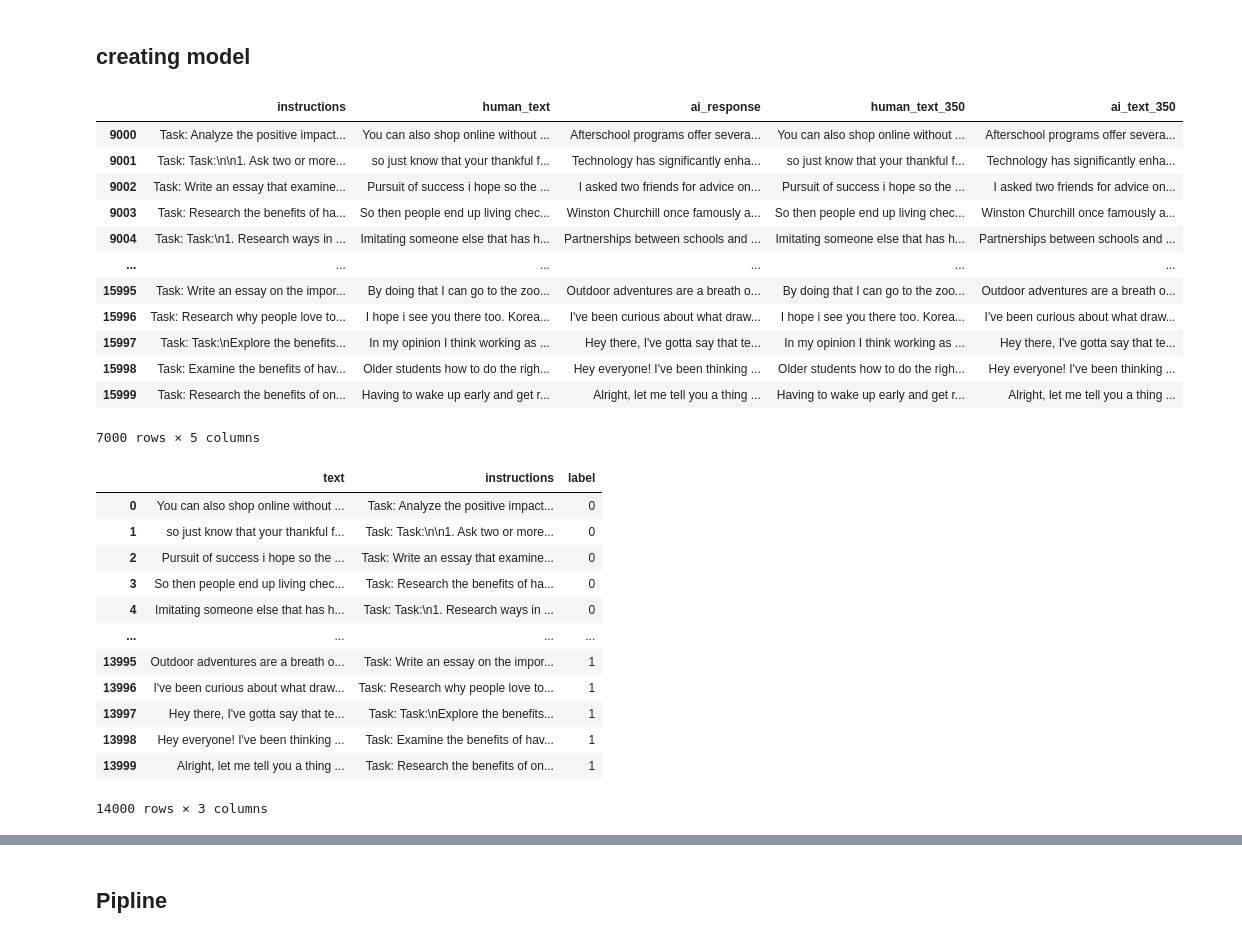
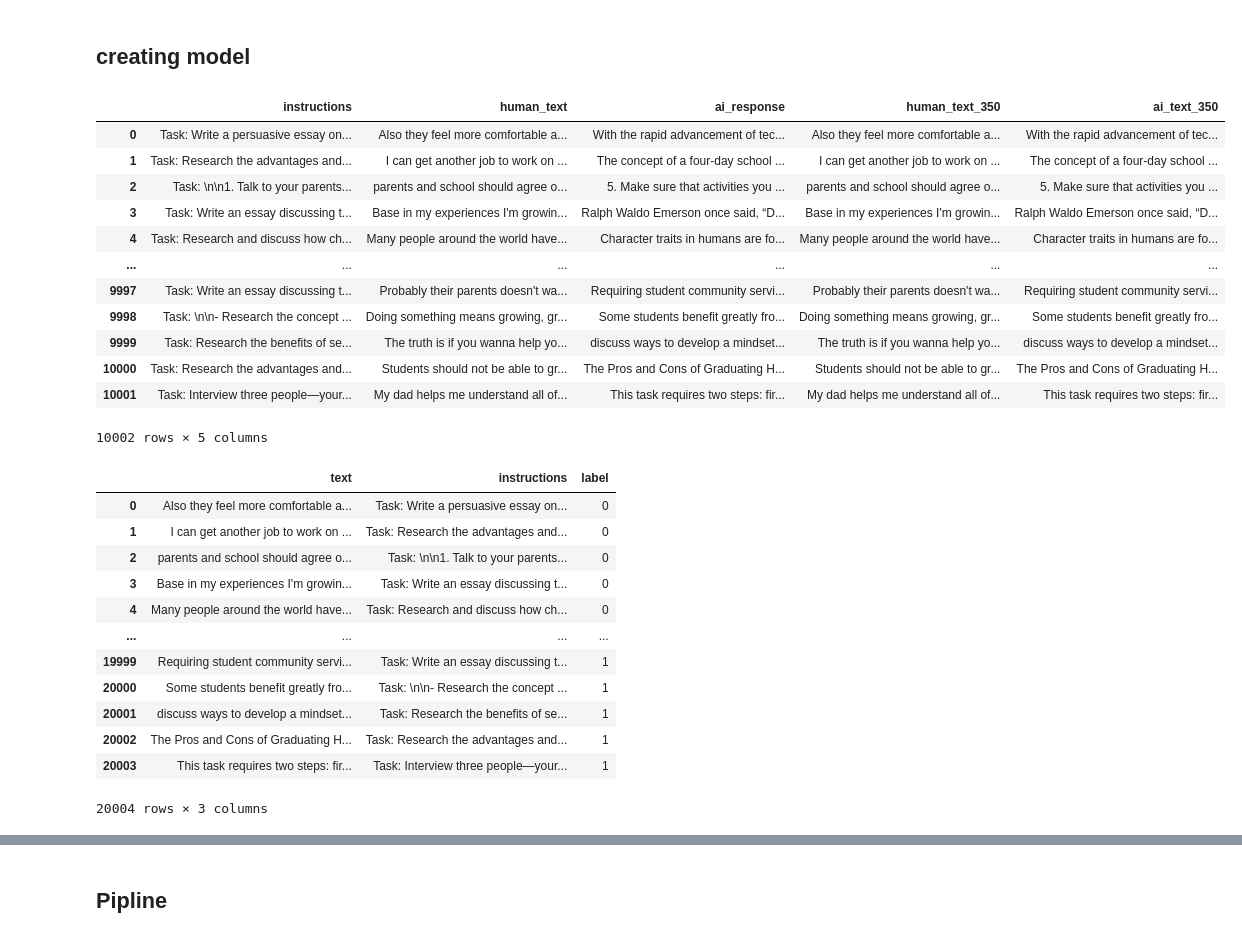
Before and after one commit to BenGaistAI/ai_detection, a Jupyter notebook: main_notebook.ipynb, the cells around one changed output, grey strips where cells are left out. Saved outputs shown, nothing was run; the diff lists cells and outputs as text; code cells hidden in the pictures.

```diff
--- a/main_notebook.ipynb
+++ b/main_notebook.ipynb
@@ -2586,36 +2588,36 @@ df_facebook
 ## creating model
 # %%
 df = pd.read_csv("ai_responses_progress.csv")
-df = df[9000:16000]
+df = df[:10002]
 
 enc = tiktoken.get_encoding("cl100k_base")
 
 def truncate_to_n_tokens(text, n=350):
     if not isinstance(text, str):
         return text
     tokens = enc.encode(text)
     tokens = tokens[:n]
     return enc.decode(tokens)
 
 df["human_text_350"] = df["human_text"].apply(lambda x: truncate_to_n_tokens(x,350))
 df["ai_text_350"] = df["ai_response"].apply(lambda x: truncate_to_n_tokens(x, 350))
 
 df = df[['instructions','human_text','ai_response','human_text_350','ai_text_350']]
 df
 # %% [output]
 |  | instructions | human_text | ai_response | human_text_350 | ai_text_350 |
-| 9000 | Task: Analyze the positive impact... | You can also shop online without ... | Afterschool programs offer severa... | You can also shop online without ... | Afterschool programs offer severa... |
-| 9001 | Task: Task:\n\n1. Ask two or more... | so just know that your thankful f... | Technology has significantly enha... | so just know that your thankful f... | Technology has significantly enha... |
-| 9002 | Task: Write an essay that examine... | Pursuit of success i hope so the ... | I asked two friends for advice on... | Pursuit of success i hope so the ... | I asked two friends for advice on... |
-| 9003 | Task: Research the benefits of ha... | So then people end up living chec... | Winston Churchill once famously a... | So then people end up living chec... | Winston Churchill once famously a... |
-| 9004 | Task: Task:\n1. Research ways in ... | Imitating someone else that has h... | Partnerships between schools and ... | Imitating someone else that has h... | Partnerships between schools and ... |
+| 0 | Task: Write a persuasive essay on... | Also they feel more comfortable a... | With the rapid advancement of tec... | Also they feel more comfortable a... | With the rapid advancement of tec... |
+| 1 | Task: Research the advantages and... | I can get another job to work on ... | The concept of a four-day school ... | I can get another job to work on ... | The concept of a four-day school ... |
+| 2 | Task: \n\n1. Talk to your parents... | parents and school should agree o... | 5. Make sure that activities you ... | parents and school should agree o... | 5. Make sure that activities you ... |
+| 3 | Task: Write an essay discussing t... | Base in my experiences I'm growin... | Ralph Waldo Emerson once said, “D... | Base in my experiences I'm growin... | Ralph Waldo Emerson once said, “D... |
+| 4 | Task: Research and discuss how ch... | Many people around the world have... | Character traits in humans are fo... | Many people around the world have... | Character traits in humans are fo... |
 | ... | ... | ... | ... | ... | ... |
-| 15995 | Task: Write an essay on the impor... | By doing that I can go to the zoo... | Outdoor adventures are a breath o... | By doing that I can go to the zoo... | Outdoor adventures are a breath o... |
-| 15996 | Task: Research why people love to... | I hope i see you there too. Korea... | I've been curious about what draw... | I hope i see you there too. Korea... | I've been curious about what draw... |
-| 15997 | Task: Task:\nExplore the benefits... | In my opinion I think working as ... | Hey there, I've gotta say that te... | In my opinion I think working as ... | Hey there, I've gotta say that te... |
-| 15998 | Task: Examine the benefits of hav... | Older students how to do the righ... | Hey everyone! I've been thinking ... | Older students how to do the righ... | Hey everyone! I've been thinking ... |
-| 15999 | Task: Research the benefits of on... | Having to wake up early and get r... | Alright, let me tell you a thing ... | Having to wake up early and get r... | Alright, let me tell you a thing ... |
+| 9997 | Task: Write an essay discussing t... | Probably their parents doesn't wa... | Requiring student community servi... | Probably their parents doesn't wa... | Requiring student community servi... |
+| 9998 | Task: \n\n- Research the concept ... | Doing something means growing, gr... | Some students benefit greatly fro... | Doing something means growing, gr... | Some students benefit greatly fro... |
+| 9999 | Task: Research the benefits of se... | The truth is if you wanna help yo... | discuss ways to develop a mindset... | The truth is if you wanna help yo... | discuss ways to develop a mindset... |
+| 10000 | Task: Research the advantages and... | Students should not be able to gr... | The Pros and Cons of Graduating H... | Students should not be able to gr... | The Pros and Cons of Graduating H... |
+| 10001 | Task: Interview three people—your... | My dad helps me understand all of... | This task requires two steps: fir... | My dad helps me understand all of... | This task requires two steps: fir... |
-7000 rows × 5 columns
+10002 rows × 5 columns
 # %%
 # Keep instructions
 df_human = df[["human_text_350", "instructions"]].copy()
@@ -2639,18 +2641,18 @@ data = data.dropna().reset_index(drop=True)
 data
 # %% [output]
 |  | text | instructions | label |
-| 0 | You can also shop online without ... | Task: Analyze the positive impact... | 0 |
-| 1 | so just know that your thankful f... | Task: Task:\n\n1. Ask two or more... | 0 |
-| 2 | Pursuit of success i hope so the ... | Task: Write an essay that examine... | 0 |
-| 3 | So then people end up living chec... | Task: Research the benefits of ha... | 0 |
-| 4 | Imitating someone else that has h... | Task: Task:\n1. Research ways in ... | 0 |
+| 0 | Also they feel more comfortable a... | Task: Write a persuasive essay on... | 0 |
+| 1 | I can get another job to work on ... | Task: Research the advantages and... | 0 |
+| 2 | parents and school should agree o... | Task: \n\n1. Talk to your parents... | 0 |
+| 3 | Base in my experiences I'm growin... | Task: Write an essay discussing t... | 0 |
+| 4 | Many people around the world have... | Task: Research and discuss how ch... | 0 |
 | ... | ... | ... | ... |
-| 13995 | Outdoor adventures are a breath o... | Task: Write an essay on the impor... | 1 |
-| 13996 | I've been curious about what draw... | Task: Research why people love to... | 1 |
-| 13997 | Hey there, I've gotta say that te... | Task: Task:\nExplore the benefits... | 1 |
-| 13998 | Hey everyone! I've been thinking ... | Task: Examine the benefits of hav... | 1 |
-| 13999 | Alright, let me tell you a thing ... | Task: Research the benefits of on... | 1 |
+| 19999 | Requiring student community servi... | Task: Write an essay discussing t... | 1 |
+| 20000 | Some students benefit greatly fro... | Task: \n\n- Research the concept ... | 1 |
+| 20001 | discuss ways to develop a mindset... | Task: Research the benefits of se... | 1 |
+| 20002 | The Pros and Cons of Graduating H... | Task: Research the advantages and... | 1 |
+| 20003 | This task requires two steps: fir... | Task: Interview three people—your... | 1 |
-14000 rows × 3 columns
+20004 rows × 3 columns
 # %%
 
 # --- Step 1: Use your prepared data ---
```
Also changed, not shown: parts of 11 cells of this notebook.
